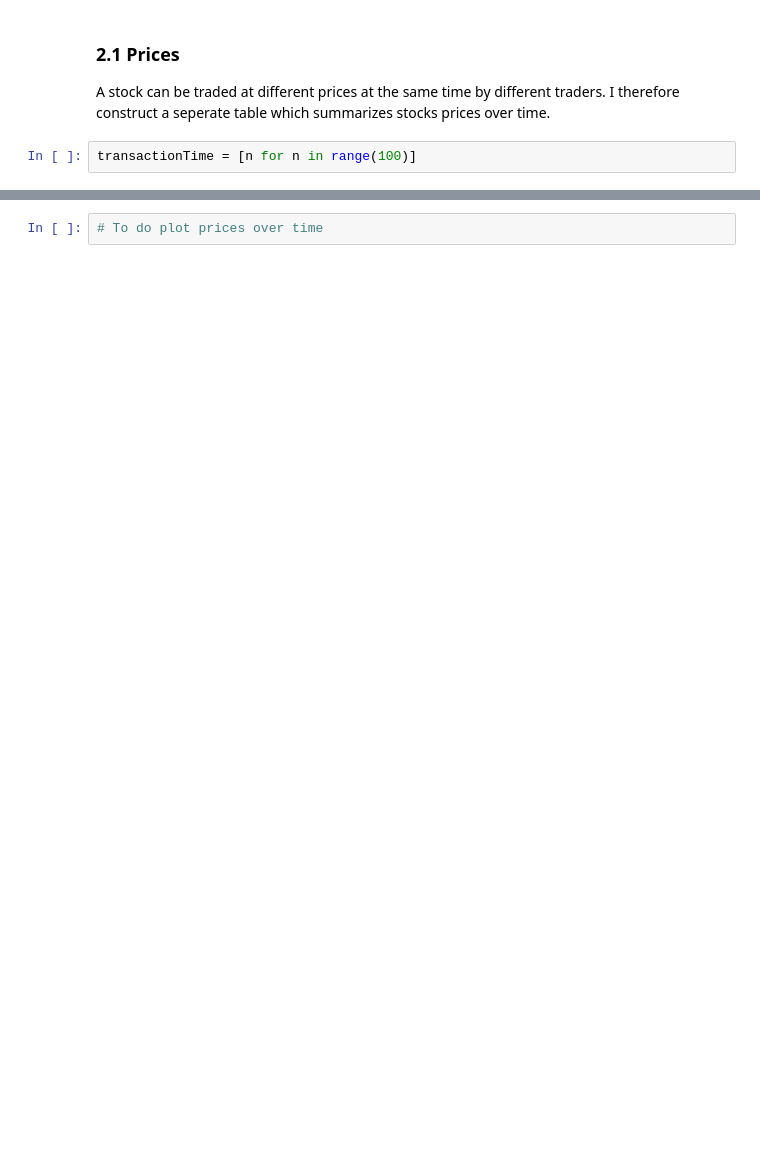
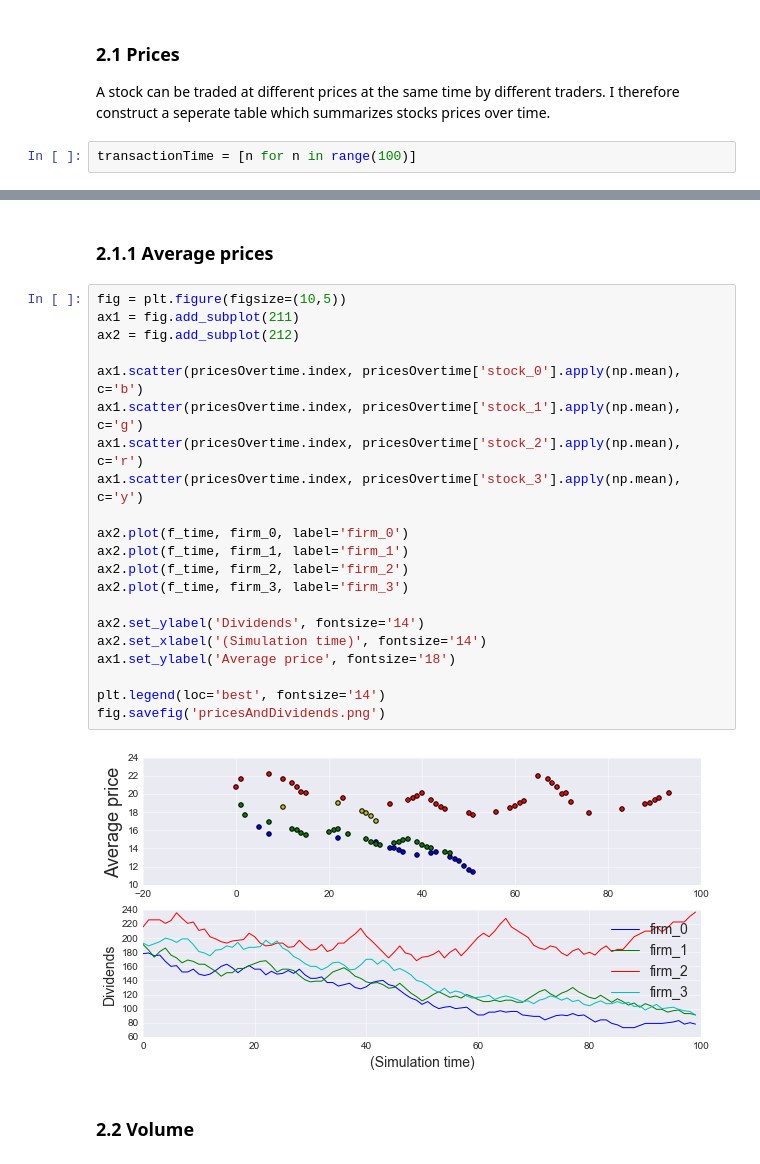
Before and after one commit to LCfP/Agent-Based-Stock-Market-Model, a Jupyter notebook: data_notebook.ipynb, the cells around one changed output, grey strips where cells are left out. Saved outputs shown, nothing was run; the diff lists cells and outputs as text; blank space fills up the shorter version.

```diff
--- a/data_notebook.ipynb
+++ b/data_notebook.ipynb
@@ -335,2 +300,27 @@ pricesOvertime
-# %%
-# To do plot prices over time
+# %% [markdown]
+### 2.1.1 Average prices
+# %%
+fig = plt.figure(figsize=(10,5))
+ax1 = fig.add_subplot(211)
+ax2 = fig.add_subplot(212)
+
+ax1.scatter(pricesOvertime.index, pricesOvertime['stock_0'].apply(np.mean), c='b')
+ax1.scatter(pricesOvertime.index, pricesOvertime['stock_1'].apply(np.mean), c='g')
+ax1.scatter(pricesOvertime.index, pricesOvertime['stock_2'].apply(np.mean), c='r')
+ax1.scatter(pricesOvertime.index, pricesOvertime['stock_3'].apply(np.mean), c='y')
+
+ax2.plot(f_time, firm_0, label='firm_0')
+ax2.plot(f_time, firm_1, label='firm_1')
+ax2.plot(f_time, firm_2, label='firm_2')
+ax2.plot(f_time, firm_3, label='firm_3')
+
+ax2.set_ylabel('Dividends', fontsize='14')
+ax2.set_xlabel('(Simulation time)', fontsize='14')
+ax1.set_ylabel('Average price', fontsize='18')
+
+plt.legend(loc='best', fontsize='14')
+fig.savefig('pricesAndDividends.png')
+# %% [output]
+[figure, added]
+# %% [markdown]
+### 2.2 Volume
```
Also changed, not shown: parts of 29 cells of this notebook, 1 other file.
